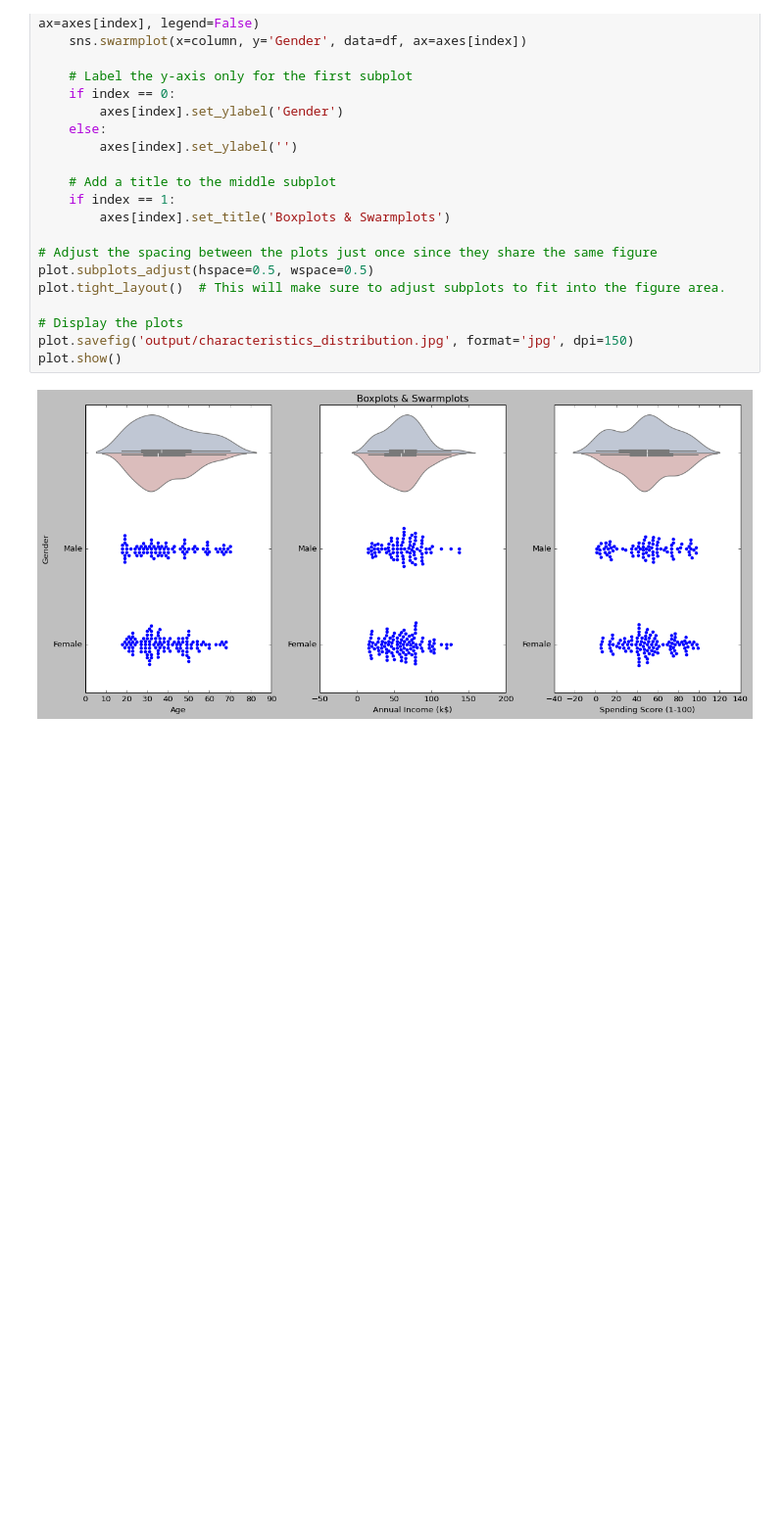
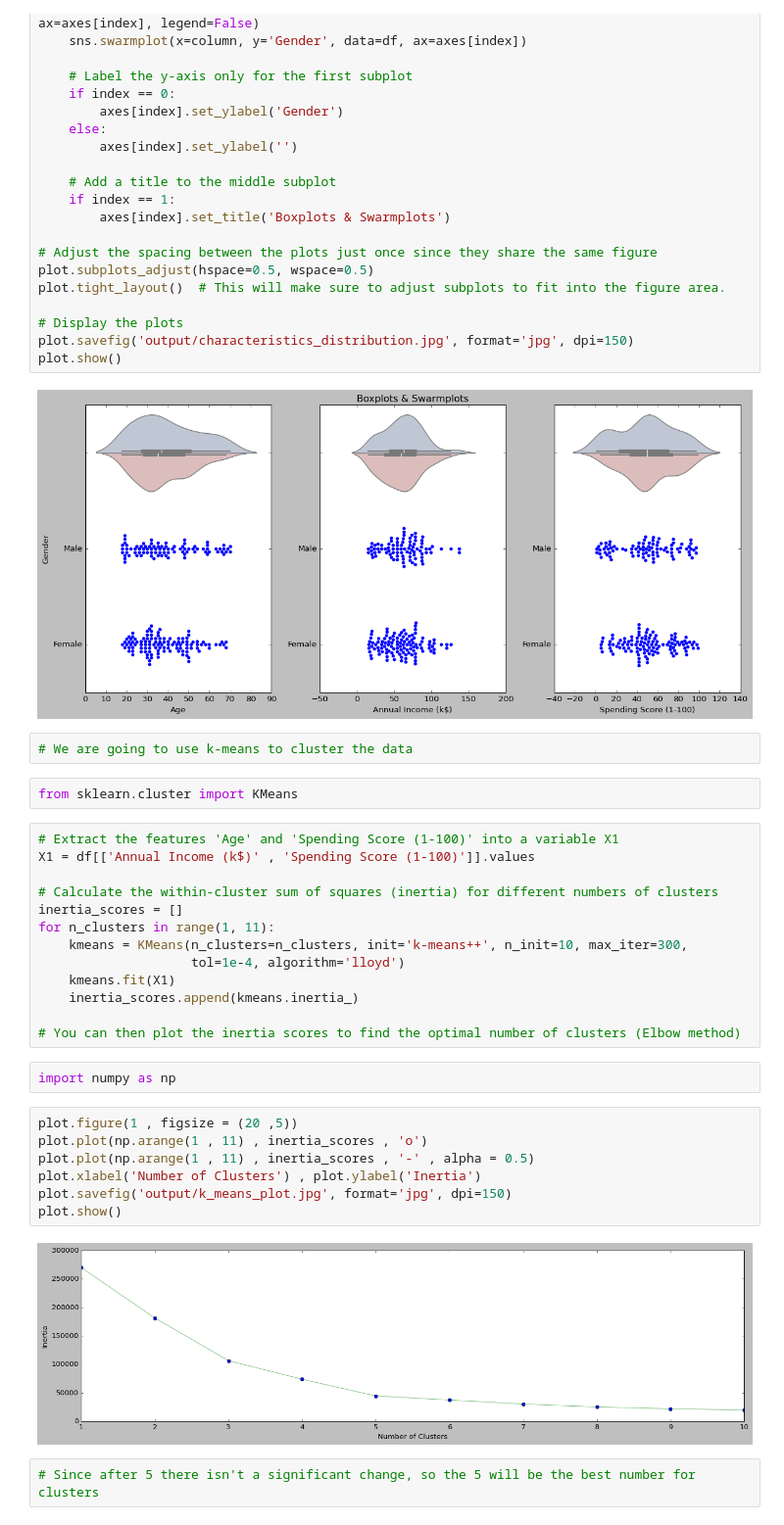
Before and after one commit to Mahtamoghadari/mall-customer-segmentation, a Jupyter notebook: MallCustomerSegmentation.ipynb, the cells around one changed output. Shown at 98% size. Saved outputs shown, nothing was run; the diff lists cells and outputs as text; blank space fills up the shorter version.

Commit message:
ci: clustering, adding the code to cluster the data

```diff
--- a/MallCustomerSegmentation.ipynb
+++ b/MallCustomerSegmentation.ipynb
@@ -151,3 +151,33 @@ plot.savefig('output/characteristics_distribution.jpg', format='jpg', dpi=150)
 plot.show()
 # %% [output]
 [figure]
+# %%
+# We are going to use k-means to cluster the data
+# %%
+from sklearn.cluster import KMeans
+# %%
+# Extract the features 'Age' and 'Spending Score (1-100)' into a variable X1
+X1 = df[['Annual Income (k$)' , 'Spending Score (1-100)']].values
+
+# Calculate the within-cluster sum of squares (inertia) for different numbers of clusters
+inertia_scores = []
+for n_clusters in range(1, 11):
+    kmeans = KMeans(n_clusters=n_clusters, init='k-means++', n_init=10, max_iter=300,
+                    tol=1e-4, algorithm='lloyd')
+    kmeans.fit(X1)
+    inertia_scores.append(kmeans.inertia_)
+
+# You can then plot the inertia scores to find the optimal number of clusters (Elbow method)
+# %%
+import numpy as np
+# %%
+plot.figure(1 , figsize = (20 ,5))
+plot.plot(np.arange(1 , 11) , inertia_scores , 'o')
+plot.plot(np.arange(1 , 11) , inertia_scores , '-' , alpha = 0.5)
+plot.xlabel('Number of Clusters') , plot.ylabel('Inertia')
+plot.savefig('output/k_means_plot.jpg', format='jpg', dpi=150)
+plot.show()
+# %% [output]
+[figure, added]
+# %%
+# Since after 5 there isn't a significant change, so the 5 will be the best number for clusters
```
Also changed, not shown: parts of 4 cells of this notebook.
